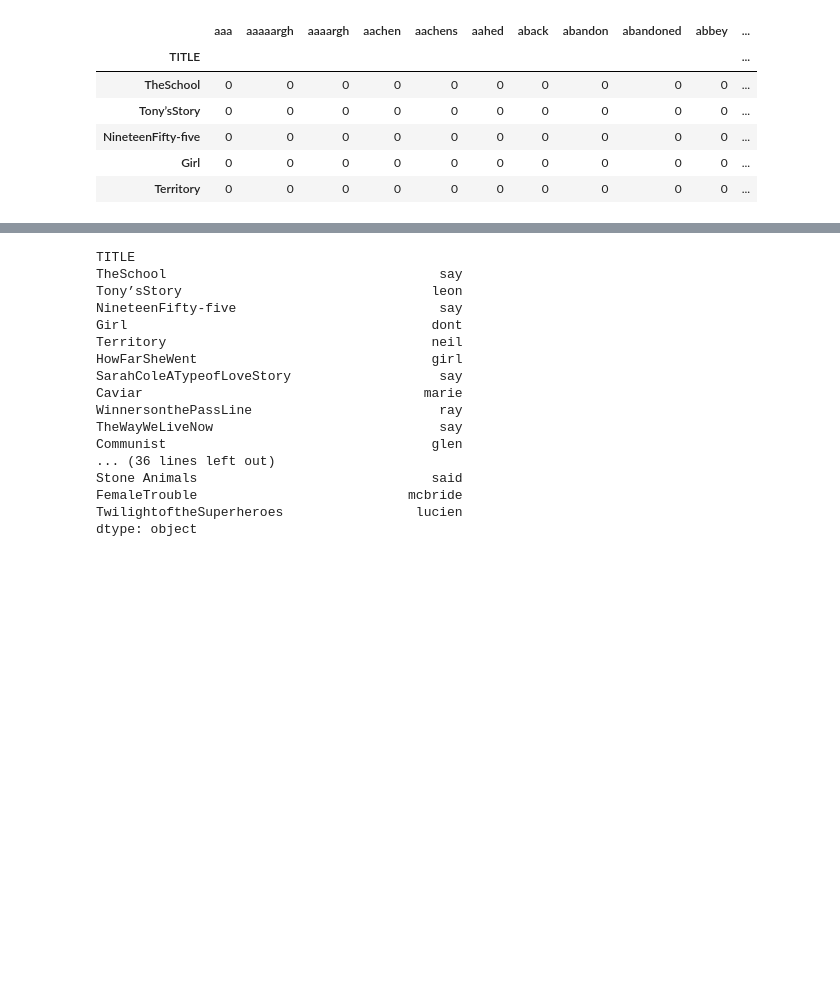
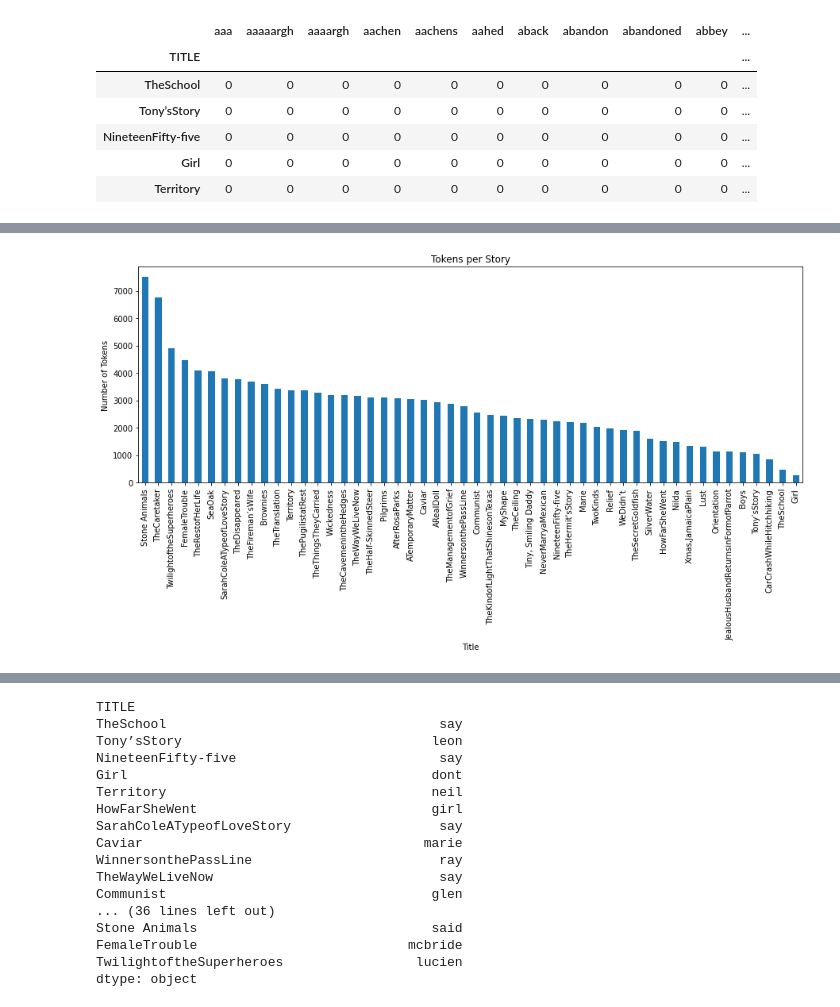
Before and after one commit to ucdavisdatalab/workshop_getting_started_with_textual_data, a Jupyter notebook: 04_corpus-analytics.ipynb, the cells around one changed output, grey strips where cells are left out. Cells and saved outputs as stored; diff of their text form; code cells hidden in the pictures; blank space fills up the shorter version.

````diff
--- a/04_corpus-analytics.ipynb
+++ b/04_corpus-analytics.ipynb
@@ -173,10 +171,11 @@ Let's write all this out in a `for` loop and do our cleaning.
 4. Append the result to `corpus`
 ```
 # %%
+indir =  "data/session_two/input/"
 corpus = []
 
-for idx in manifest.index:
-    filepath = indir + manifest.loc[idx, 'FILE_NAME']
+for title in manifest.index:
+    filepath = indir + manifest.loc[title, 'FILE_NAME']
     with open(filepath, 'r') as f:
         story = f.read()
         cleaned_story = clean(story)
@@ -205,10 +269,11 @@ The Document-Term Matrix
 from sklearn.feature_extraction.text import CountVectorizer
 
 count_vectorizer = CountVectorizer()
-vectorized = count_vectorizer.fit_transform(corpus)
+vectorized_corpus = count_vectorizer.fit_transform(corpus)
 
 print(
-    f"Shape of our document-term matrix: {vectorized.shape},",
-    f"or {vectorized.shape[0]} documents and {vectorized.shape[1]} words"
+    f"Shape of our document-term matrix: {vectorized_corpus.shape},",
+    f"or {vectorized_corpus.shape[0]} documents (rows)",
+    f"and {vectorized_corpus.shape[1]} words (columns)"
 )
 # %% [output]
@@ -221,5 +286,5 @@ matrix into a `Pandas` dataframe.
 # %%
-dtm = pd.DataFrame(vectorized.toarray())
+dtm = pd.DataFrame(vectorized_corpus.toarray())
 dtm.iloc[:5,:15]
 # %% [output]
 |  | 0 | 1 | 2 | 3 | 4 | 5 | 6 | 7 | 8 | 9 | 10 | ... |
@@ -238,6 +303,6 @@ column values with row values.
 # %%
 dtm.columns = count_vectorizer.get_feature_names_out()
-dtm.index = manifest['TITLE']
+dtm.index = manifest.index
 dtm.iloc[:5,:15]
 # %% [output]
 |  | aaa | aaaaargh | aaaargh | aachen | aachens | aahed | aback | abandon | abandoned | abbey | ... |
@@ -255,0 +333,12 @@ Raw Metrics
+# %%
+import numpy as np
+
+manifest = manifest.assign(NUM_TOKENS = dtm.apply(sum, axis = 1).values)
+
+manifest['NUM_TOKENS'].sort_values(ascending = False).plot.bar(figsize = (15, 5),
+                                                               title = "Tokens per Story",
+                                                               xlabel = 'Title',
+                                                               ylabel = 'Number of Tokens'
+                                                              );
+# %% [output]
+[figure, added]
````
Also changed, not shown: parts of 56 cells of this notebook.
